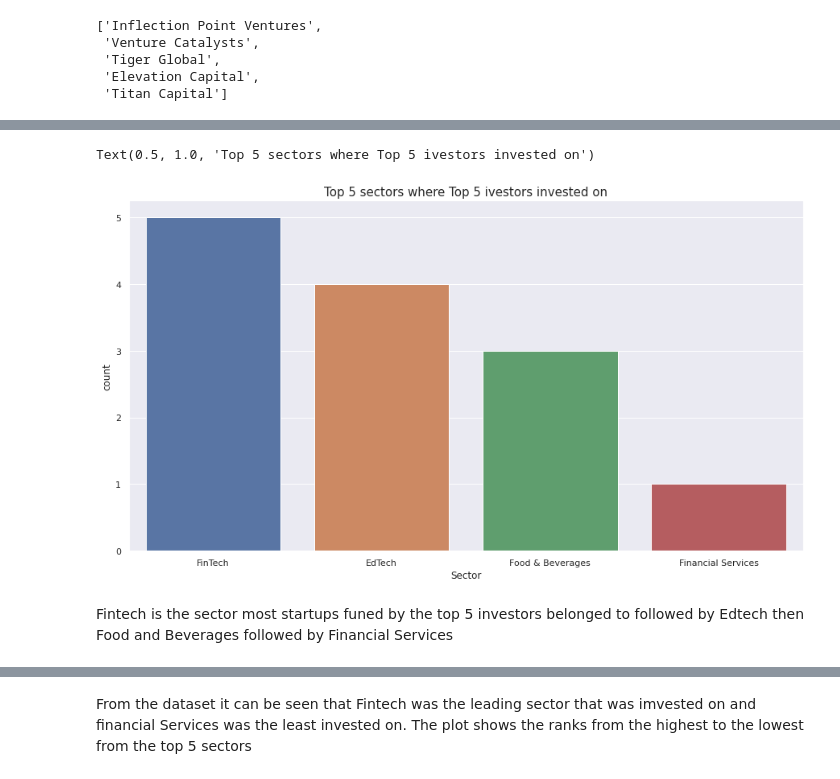
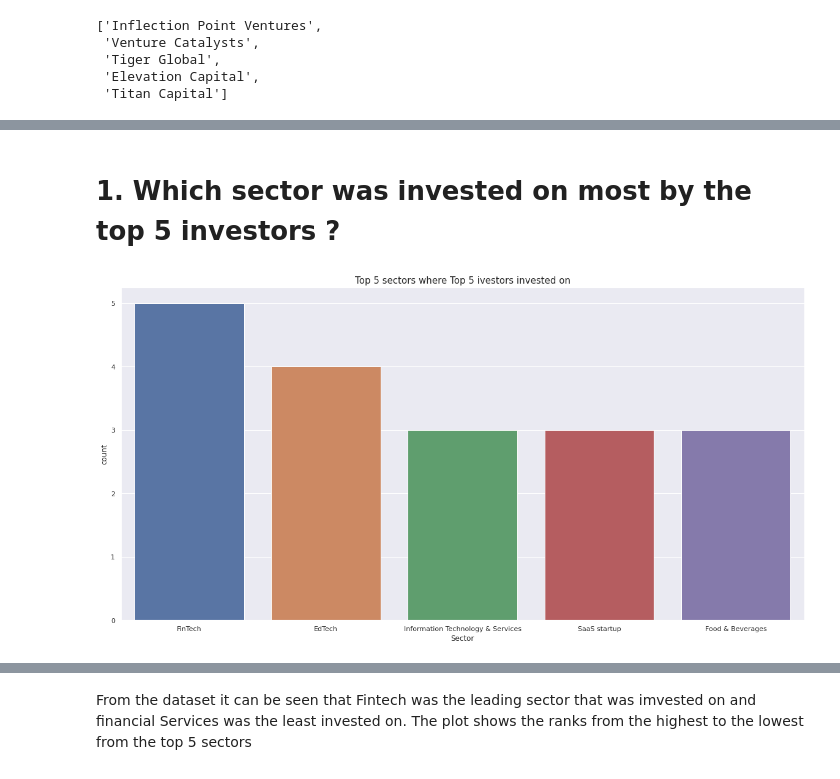
Before and after one commit to mungutiwilliam/Indian-Startups-dataset-analysis, a Jupyter notebook: Indian_Startups_Funding_&_Investors_analysis.ipynb, the cells around one changed output, grey strips where cells are left out. Saved outputs shown, nothing was run; the diff lists cells and outputs as text; code cells hidden in the pictures.

```diff
--- a/Indian_Startups_Funding_&_Investors_analysis.ipynb
+++ b/Indian_Startups_Funding_&_Investors_analysis.ipynb
@@ -1773,3 +1728,7 @@ array([0])
 # %% [markdown]
 Main question you want to answer
 everything I can get about the top 5 investors and top 5 founders
+# %%
+top_5_investors = data['Investor'].value_counts()[:5].index.tolist()
+
+top_Investors = data[data ['Investor'].isin(top_5_investors)]
@@ -1776,8 +1755,7 @@ everything I can get about the top 5 investors and top 5 founders
 # %%
-top_5_investors = data['Investor'].value_counts()[:5].index.tolist()
-top_5_sectors = data['Sector'].value_counts()[:5].index.tolist()
-top_5_years = data['Founded'].value_counts()[:5].index.tolist()
-top_5_hqs = data['HeadQuarter'].value_counts()[:5].index.tolist()
+top_5_sectors = top_Investors['Sector'].value_counts()[:5].index.tolist()
+top_5_years = top_Investors['Founded'].value_counts()[:5].index.tolist()
+top_5_hqs = top_Investors['HeadQuarter'].value_counts()[:5].index.tolist()
 # %%
 # from the dataset the top 5 investors are made into a list so as to use in commands
 top_5_investors
@@ -1837,9 +1856,9 @@ sns.set(rc = {'figure.figsize':(15,8)})
+# %% [markdown]
+# 1. Which sector was invested on most by the top 5 investors ?
 # %%
 # checking the top 5 sectors where the top 5 investors invested in
-sns.countplot(data = data[data['Investor'].isin(top_5_investors) & data['Sector'].isin(top_5_sectors)], x = 'Sector')
+sns.countplot(data = top_Investors[top_Investors['Investor'].isin(top_5_investors) & top_Investors['Sector'].isin(top_5_sectors)], x='Sector', order=['FinTech','EdTech','Information Technology & Services','SaaS startup','Food & Beverages'])
 plt.title("Top 5 sectors where Top 5 ivestors invested on", fontsize=15)
+plt.gcf().set_size_inches(20, 10)
 # %% [output]
-Text(0.5, 1.0, 'Top 5 sectors where Top 5 ivestors invested on')
-[figure, old version]
+[figure, new version]
-# %% [markdown]
-Fintech is the sector most startups funed by the top 5 investors belonged to followed by Edtech then Food and Beverages followed by Financial Services
```
Also changed, not shown: parts of 81 cells of this notebook.
